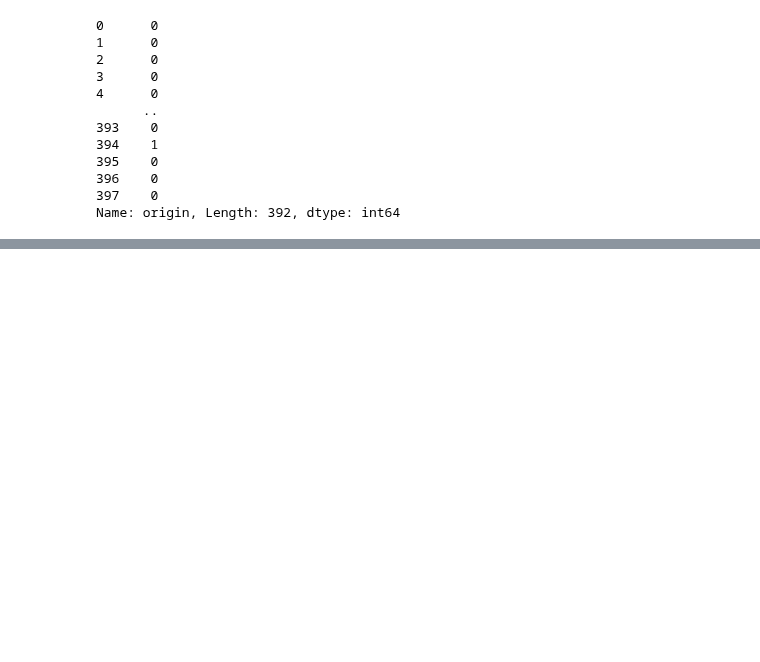
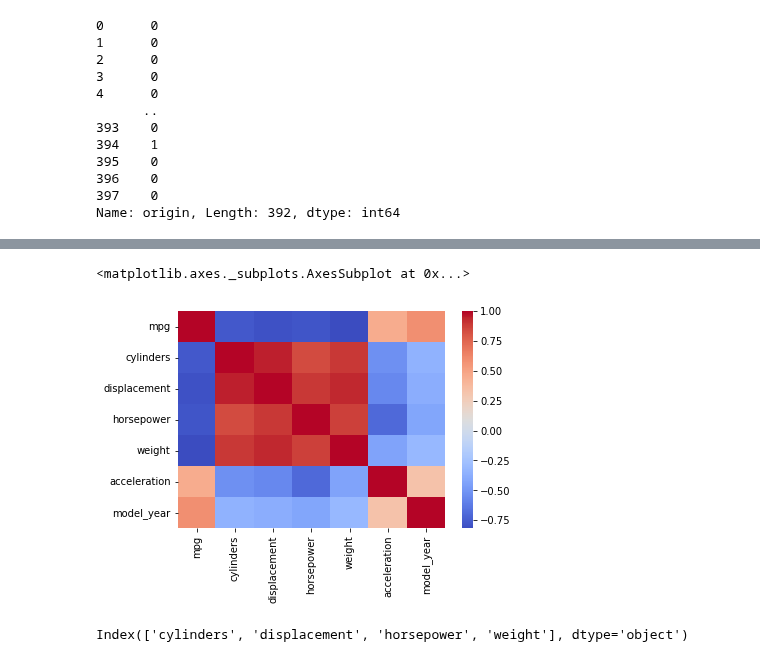
Before and after one commit to lellabhaskar/DataScience, a Jupyter notebook: 2/3p_Deep_Regression.ipynb, the cells around one changed output, grey strips where cells are left out. Drawn from its saved outputs; the diff is of its cells as text; code cells hidden in the pictures; blank space fills up the shorter version.

```diff
--- a/2/3p_Deep_Regression.ipynb
+++ b/2/3p_Deep_Regression.ipynb
@@ -238,0 +257,6 @@ Name: origin, Length: 392, dtype: int64
+# %%
+corrs = traindata.iloc[:,:-3].corr()
+sns.heatmap(corrs, cmap='coolwarm')
+# %% [output]
+<matplotlib.axes._subplots.AxesSubplot at 0x...>
+[figure, added]
@@ -238,0 +265,5 @@ Name: origin, Length: 392, dtype: int64
+# %%
+myfeatures = traindata.columns[1:-5]
+myfeatures
+# %% [output]
+Index(['cylinders', 'displacement', 'horsepower', 'weight'], dtype='object')
```
Also changed, not shown: parts of 8 cells of this notebook.
